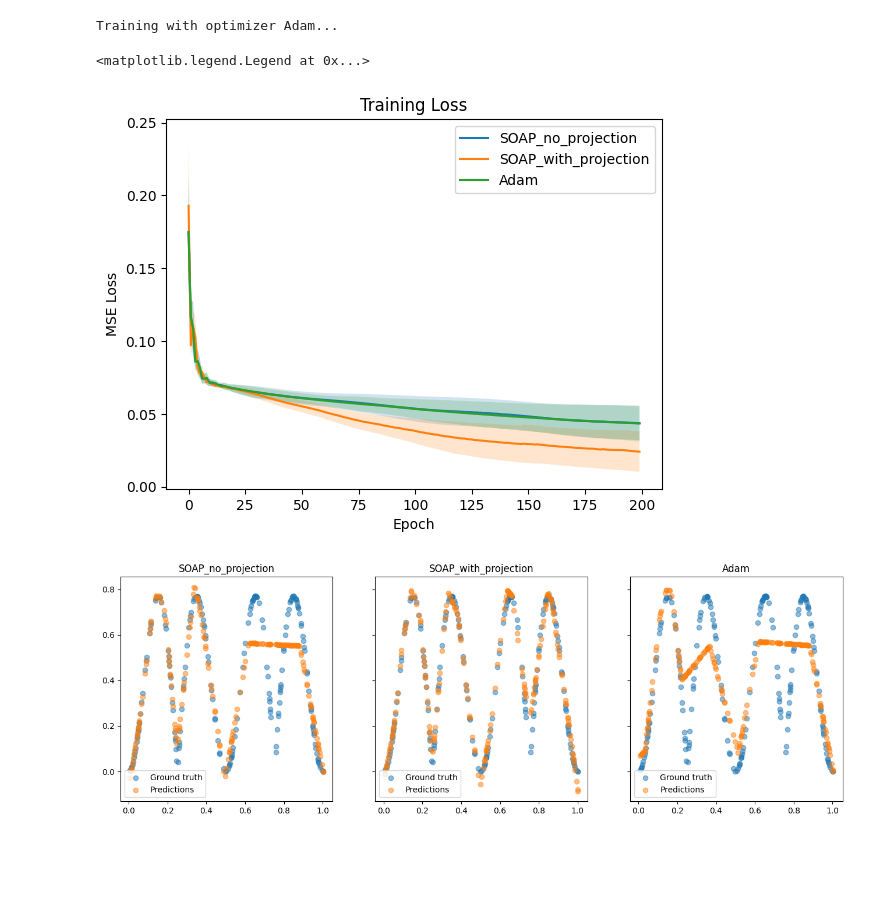
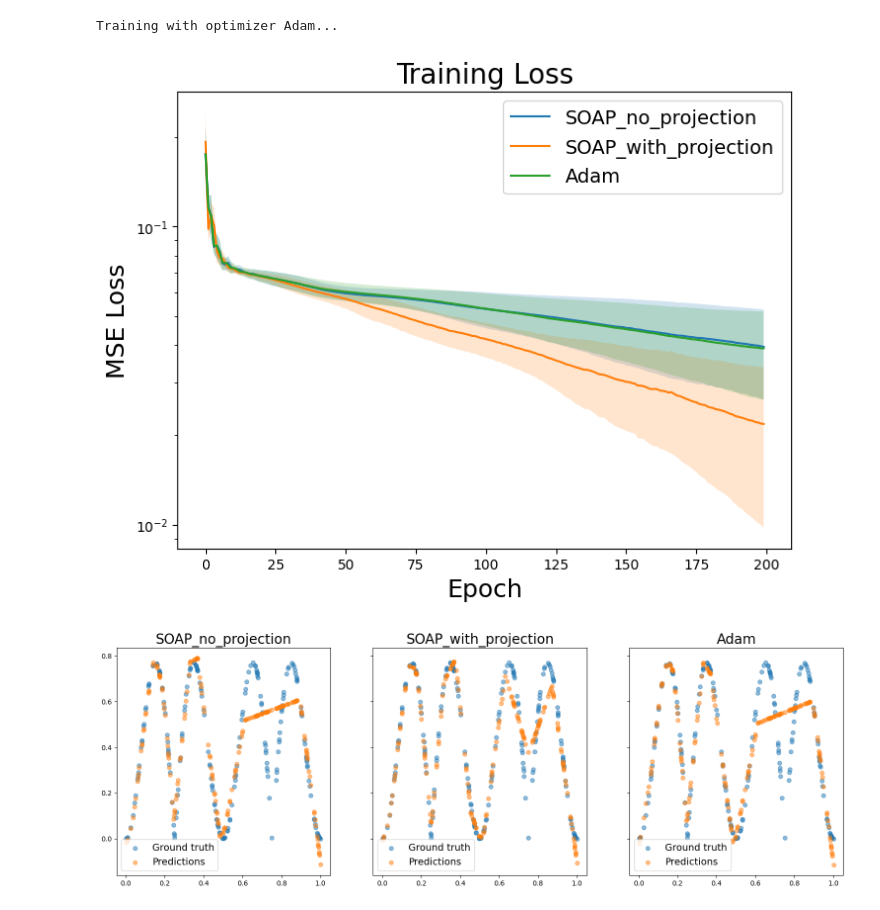
Before and after one commit to npicchiarelli/p01_optimization, a Jupyter notebook: 01_nonlinear_regression/optimizer_experiments.ipynb, the cells around one changed output. Drawn from its saved outputs; the diff is of its cells as text; code cells hidden in the pictures; blank space fills up the shorter version.

```diff
--- a/01_nonlinear_regression/optimizer_experiments.ipynb
+++ b/01_nonlinear_regression/optimizer_experiments.ipynb
@@ -156,12 +161,12 @@ optimizer_configs = {
     "SOAP_no_projection":   lambda p: SOAP(p, lr=0.003, betas = (0.99, 0.999), precondition_1d=True, projection=False, precondition_frequency=100, weight_decay=0.0, shampoo_beta=0, normalize_grads=False), # For speed
     "Adam":                 lambda p: Adam(p, lr=0.003, betas = (0.99, 0.999), amsgrad=False)
 }
-epochs = 20
+epochs = 100
 training_repetitions = 1
 # %%
 loader_total = DataLoader(TensorDataset(X_train, Y_train), batch_size=len(X_train), shuffle=True)
 # %%
-results_total = multi_training.train_opt(LinearNN, optimizer_configs, criterion, loader_total, training_repetitions, epochs, device)
+results_total = multi_training.train_opt(LinearNN, optimizer_configs, criterion, loader_total, training_repetitions, epochs, device, seed_offset=610)
 # %% [output]
 Training with optimizer SOAP_no_projection...
 Training with optimizer Adam...
@@ -181,0 +213,16 @@ array([0.23318891, 0.18849179, 0.15361565, 0.12750667, 0.10993508,
+# %%
+fig, ax = plt.subplots(1, 1, figsize=(8, 6))
+for i, opt_name in enumerate(optimizer_configs):
+    loss_avg = np.mean(results_total[opt_name]["loss_histories"], axis = 1)
+    loss_std = np.std(results_total[opt_name]["loss_histories"], axis = 1)
+    if opt_name == "Adam":
+        ax.plot(loss_avg, label=opt_name, linestyle="--")
+    elif opt_name == "SOAP_no_projection":
+        ax.plot(loss_avg[1:], label=opt_name)
+ax.set_title("Training Loss", fontsize=20)
+ax.set_yscale("log")
+ax.set_xlabel("Epoch", fontsize=18)
+ax.set_ylabel("MSE Loss", fontsize=18)
+ax.legend(fontsize=14)
+
+plt.savefig("./outputs/plots/soap2adam.png")
@@ -234,28 +283,31 @@ optimizer_configs = {
 epochs = 200
 training_repetitions = 25
 # %%
-results = multi_training.train_opt(LinearNN, optimizer_configs, criterion, loader, training_repetitions, epochs, device)
+results = multi_training.train_opt(LinearNN, optimizer_configs, criterion, loader, training_repetitions, epochs, device, seed_offset=610)
 # %% [output]
 Training with optimizer SOAP_no_projection...
 Training with optimizer SOAP_with_projection...
 Training with optimizer Adam...
 # %%
-fig, ax = plt.subplots(1, 1)
+fig, ax = plt.subplots(1, 1, figsize=(8, 6))
 for i, opt_name in enumerate(optimizer_configs):
-    ax.plot(results[opt_name]["loss_history_avg"], label=opt_name)
+    loss_avg = np.mean(results[opt_name]["loss_histories"], axis = 1)
+    loss_std = np.std(results[opt_name]["loss_histories"], axis = 1)
+    ax.plot(loss_avg, label=opt_name)
     ax.fill_between(range(epochs),
-                    results[opt_name]["loss_history_avg"] - results[opt_name]["loss_history_std"],
-                    results[opt_name]["loss_history_avg"] + results[opt_name]["loss_history_std"], alpha=0.2)
-ax.set_title("Training Loss")
-# ax.set_yscale("log")
-ax.set_xlabel("Epoch")
-ax.set_ylabel("MSE Loss")
-ax.legend()
+                    loss_avg - loss_std,
+                    loss_avg + loss_std, alpha=0.2)
+ax.set_title("Training Loss", fontsize=20)
+ax.set_yscale("log")
+ax.set_xlabel("Epoch", fontsize=18)
+ax.set_ylabel("MSE Loss", fontsize=18)
+ax.legend(fontsize=14)
+
+plt.savefig("./outputs/plots/three_algos.png")
 # %% [output]
-<matplotlib.legend.Legend at 0x...>
-[figure, old version]
+[figure, new version]
 # %%
-heigth = 5
+heigth = 6
 width = len(optimizer_configs) * heigth + 1
 fig, axs = plt.subplots(1, len(optimizer_configs), figsize=(width, heigth), sharey=True)
 
@@ -267,10 +319,11 @@ for i, opt_name in enumerate(optimizer_configs):
 
     axs[i].scatter(x_test, y_test, label="Ground truth", alpha=0.5)
     axs[i].scatter(x_test, preds, label="Predictions", alpha=0.5)
-    axs[i].set_title(f"{opt_name}")
-    axs[i].legend()
+    axs[i].set_title(f"{opt_name}", fontsize=20)
+    axs[i].legend(fontsize=14, loc="lower left")
+plt.savefig("./outputs/plots/three_algos_preds.png")
 # %% [output]
-[figure, old version]
+[figure, new version]
 # %%
 results.keys()
 # %%
```
Also changed, not shown: parts of 10 cells of this notebook.
